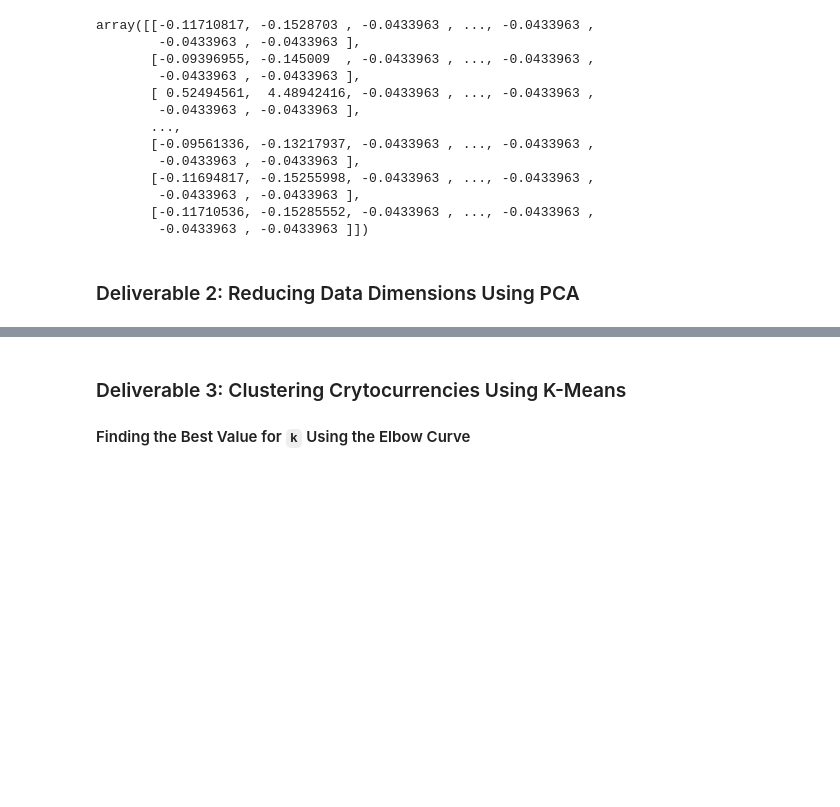
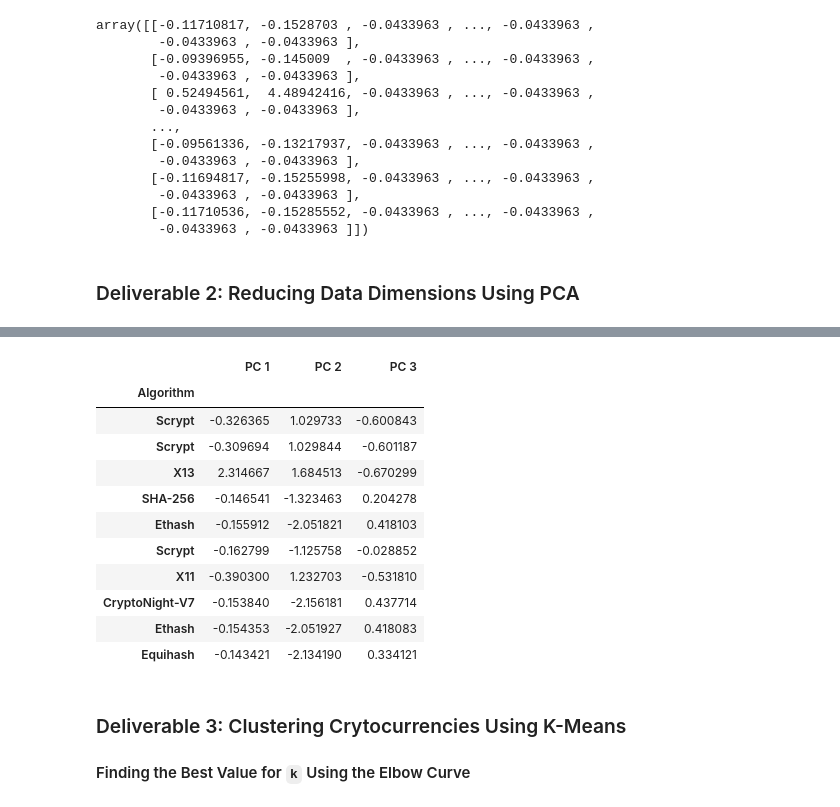
Before and after one commit to skyeryser/Cryptocurrencies, a Jupyter notebook: crypto_clustering.ipynb, the cells around one changed output, grey strips where cells are left out. Cells and saved outputs as stored; diff of their text form; code cells hidden in the pictures; blank space fills up the shorter version.

```diff
--- a/crypto_clustering.ipynb
+++ b/crypto_clustering.ipynb
@@ -145,8 +145,8 @@ X.head(10)
 # %%
 # Standardize the data with StandardScaler().
 scaler = StandardScaler()
-scaled_crypto = scaler.fit_transform(X)
-scaled_crypto
+X_scaled = scaler.fit_transform(X)
+X_scaled
 # %% [output]
 array([[-0.11710817, -0.1528703 , -0.0433963 , ..., -0.0433963 ,
         -0.0433963 , -0.0433963 ],
@@ -165,5 +165,7 @@ array([[-0.11710817, -0.1528703 , -0.0433963 , ..., -0.0433963 ,
 ### Deliverable 2: Reducing Data Dimensions Using PCA
 # %%
 # Using PCA to reduce dimension to three principal components.
-# YOUR CODE HERE
+pca = PCA(n_components=3)
+crypto_pca = pca.fit_transform(X_scaled)
+crypto_pca
 # %% [output]
@@ -193,3 +179,21 @@ array([[-0.33285464,  1.0383583 , -0.56494435],
+# %%
+# Create a DataFrame with the three principal components.
+pcs_df = pd.DataFrame(data=crypto_pca, columns=['PC 1', 'PC 2', 'PC 3'], index=crypto_df.iloc[:, 0])
+pcs_df.head(10)
+#pcs_df.shape
+# %% [output]
+|  | PC 1 | PC 2 | PC 3 |
+| Algorithm |  |  |  |
+| Scrypt | -0.326365 | 1.029733 | -0.600843 |
+| Scrypt | -0.309694 | 1.029844 | -0.601187 |
+| X13 | 2.314667 | 1.684513 | -0.670299 |
+| SHA-256 | -0.146541 | -1.323463 | 0.204278 |
+| Ethash | -0.155912 | -2.051821 | 0.418103 |
+| Scrypt | -0.162799 | -1.125758 | -0.028852 |
+| X11 | -0.390300 | 1.232703 | -0.531810 |
+| CryptoNight-V7 | -0.153840 | -2.156181 | 0.437714 |
+| Ethash | -0.154353 | -2.051927 | 0.418083 |
+| Equihash | -0.143421 | -2.134190 | 0.334121 |
 # %% [markdown]
 ### Deliverable 3: Clustering Crytocurrencies Using K-Means
 
```
Also changed, not shown: parts of 2 cells of this notebook.
